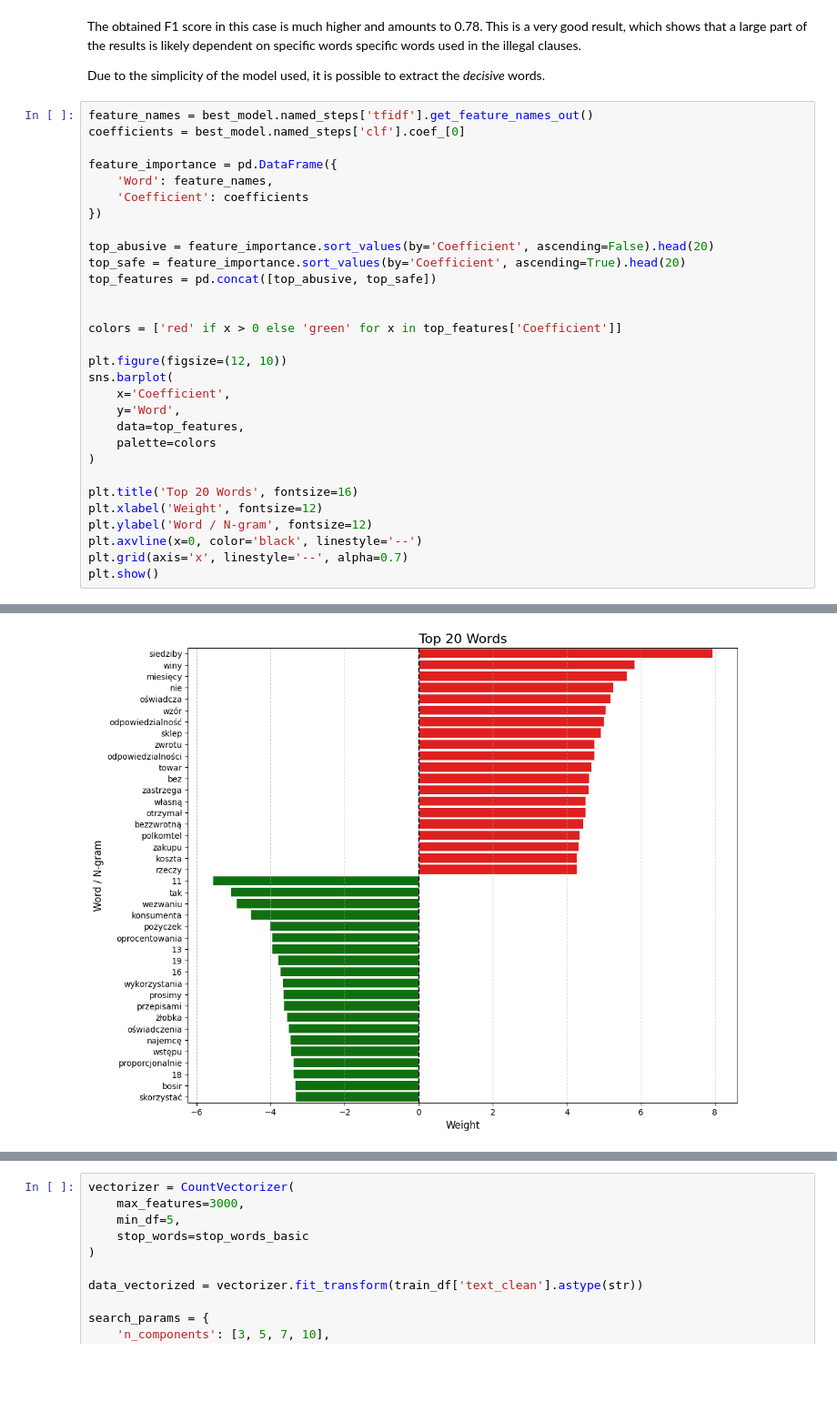
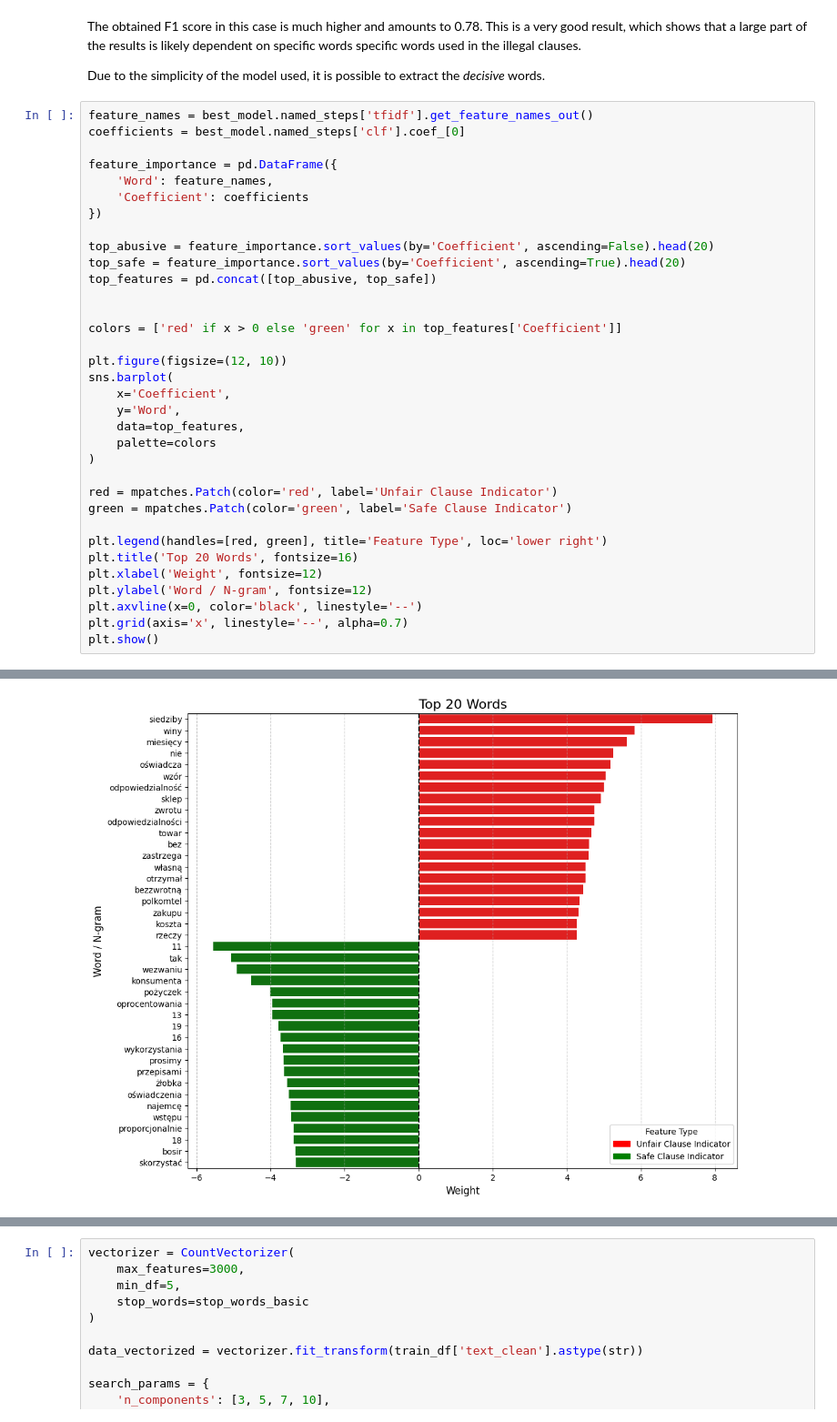
Before and after one commit to jakrog01/UnfairClausesNLP, a Jupyter notebook: UnfairClauses.ipynb, the cells around one changed output, grey strips where cells are left out. Shown at 91% size. Cells and saved outputs as stored; diff of their text form; blank space fills up the shorter version.

```diff
--- a/UnfairClauses.ipynb
+++ b/UnfairClauses.ipynb
@@ -365,6 +371,10 @@ sns.barplot(
     palette=colors
 )
 
+red = mpatches.Patch(color='red', label='Unfair Clause Indicator')
+green = mpatches.Patch(color='green', label='Safe Clause Indicator')
+
+plt.legend(handles=[red, green], title='Feature Type', loc='lower right')
 plt.title('Top 20 Words', fontsize=16)
 plt.xlabel('Weight', fontsize=12)
 plt.ylabel('Word / N-gram', fontsize=12)
@@ -375,4 +388,4 @@ plt.show()
-[figure, old version]
+[figure, new version]
 # %% [markdown]
 The words analysis reveals certain patterns learned by the model.
 
```
Also changed, not shown: parts of 23 cells of this notebook, 2 other files.
